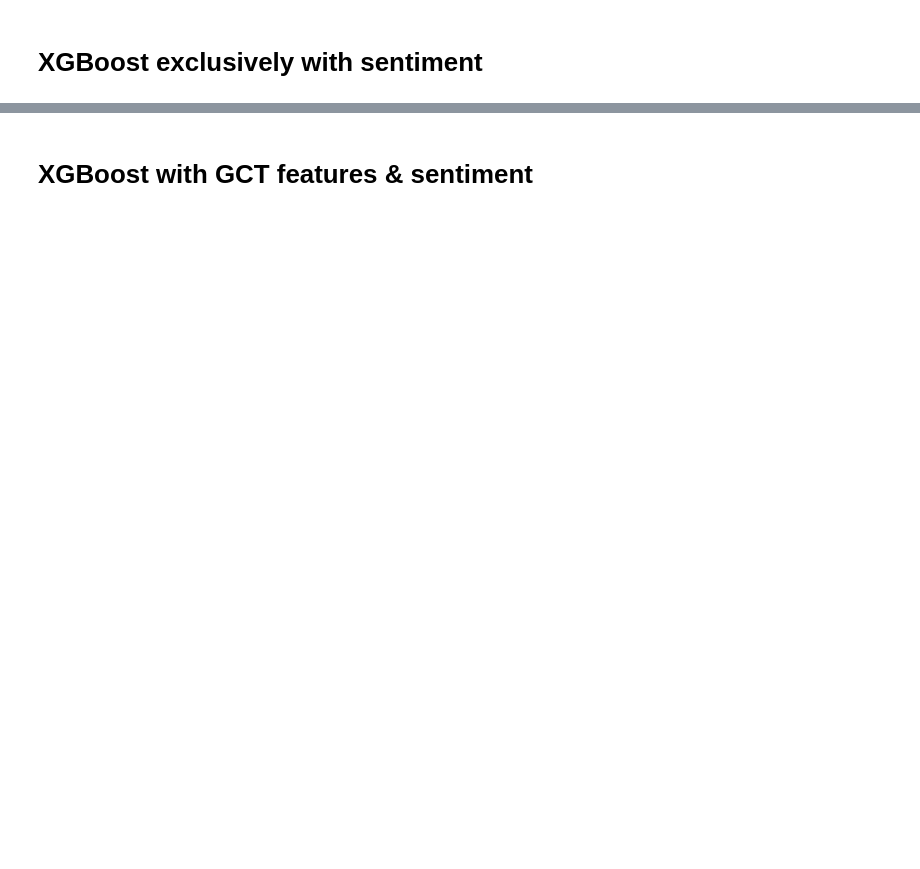
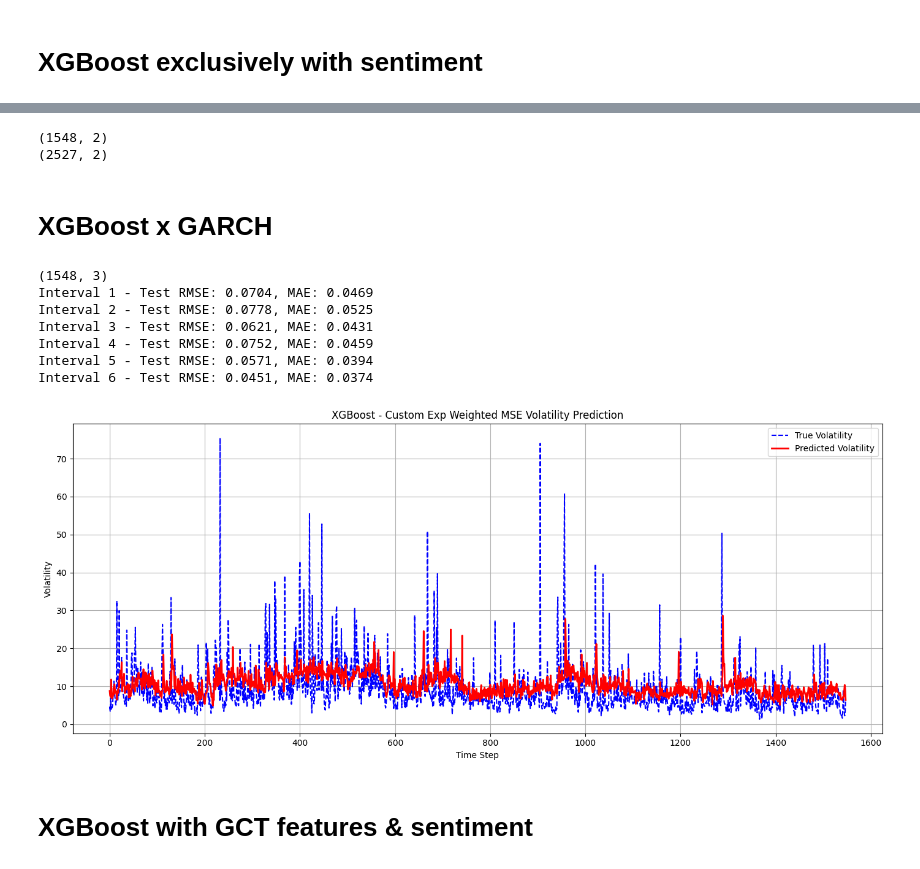
Before and after one commit to AugusteDP-git/bitcoin-volatility-forecasting, a Jupyter notebook: main.ipynb, the cells around one changed output, grey strips where cells are left out. Cells and saved outputs as stored; diff of their text form; code cells hidden in the pictures; blank space fills up the shorter version.

```diff
--- a/main.ipynb
+++ b/main.ipynb
@@ -288,7 +288,6 @@ for i in range(3, 9):
     X_train_vol, X_train_orderbook, y_train,
     X_val_vol, X_val_orderbook, y_val,
     epochs=5,
-    batch_size=32
 )
 
 
@@ -423,7 +422,6 @@ for i in tqdm(range(3, 8)):
     param_grid,
     X_train_vol, X_train_orderbook, X_train_garch, y_train,
     X_val_vol, X_val_orderbook,X_val_garch, y_val,
-    batch_size=32
   )
 
 
@@ -583,7 +587,7 @@ df_vol = pd.read_csv(
 )
 # %%
 from Models.GARCH import test_garch
-results_df, mean_rmse_intervals = test_garch(df_returns, df_vol)
+df_garch, _ = test_garch(df_returns, df_vol)
 # %% [output]
 Starting lookback window optimization...
 Starting volatility prediction...
@@ -722,3 +712,51 @@ test_xgboost(df)
+# %%
+print(df_xgb.shape)
+print(df_garch.shape)
+# %% [output]
+(1548, 2)
+(2527, 2)
+# %% [markdown]
+# XGBoost x GARCH
+# %%
+df_xgb['timestamp'] = pd.to_datetime(df_xgb['timestamp'])
+df_garch['timestamp'] = pd.to_datetime(df_garch['timestamp'])
+df_xgb_renamed = df_xgb.rename(columns={'pred': 'xgb_pred'})
+df_garch_renamed = df_garch.rename(columns={'pred': 'garch_pred'})
+
+
+
+# Merge on common timestamps
+ensemble_df = pd.merge(df_xgb_renamed, df_garch_renamed, on='timestamp', how='inner')
+print(ensemble_df.shape)
+ensemble_df['ensemble_pred'] = (0.5 * ensemble_df['xgb_pred'] + 0.5 * ensemble_df['garch_pred'])
+
+splits = np.array_split(ensemble_df['ensemble_pred'], 6)
+trues = np.array_split(all_trues, 6)
+
+for i in range(len(splits)):
+    rmse = np.sqrt(mean_squared_error(trues[i], splits[i])) / 100  # Undo percentage scaling
+    mae = mean_absolute_error(trues[i], splits[i]) / 100
+    print(f"Interval {i+1} - Test RMSE: {rmse:.4f}, MAE: {mae:.4f}")
+
+plt.figure(figsize=(14, 6))
+plt.plot(all_trues, label="True Volatility", color='blue', linestyle='--')
+plt.plot(ensemble_df['ensemble_pred'], label="Predicted Volatility", color='red', linewidth=2)
+plt.title("XGBoost - Custom Exp Weighted MSE Volatility Prediction")
+plt.xlabel("Time Step")
+plt.ylabel("Volatility")
+plt.legend()
+plt.grid(True)
+plt.tight_layout()
+plt.show()
+# %% [output]
+(1548, 3)
+Interval 1 - Test RMSE: 0.0704, MAE: 0.0469
+Interval 2 - Test RMSE: 0.0778, MAE: 0.0525
+Interval 3 - Test RMSE: 0.0621, MAE: 0.0431
+Interval 4 - Test RMSE: 0.0752, MAE: 0.0459
+Interval 5 - Test RMSE: 0.0571, MAE: 0.0394
+Interval 6 - Test RMSE: 0.0451, MAE: 0.0374
+[figure, added]
 # %% [markdown]
 # XGBoost with GCT features \& sentiment
 # %%
```
Also changed, not shown: parts of 7 cells of this notebook, 5 other files.
